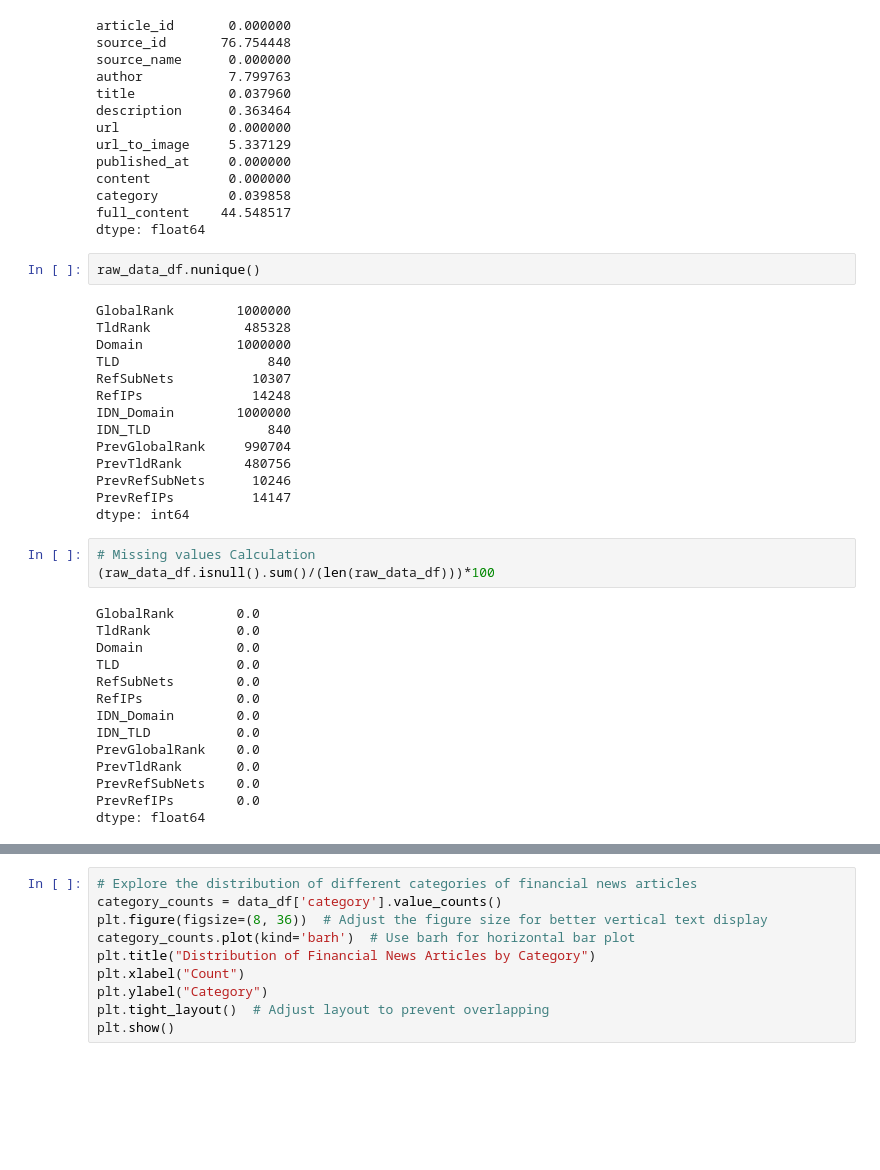
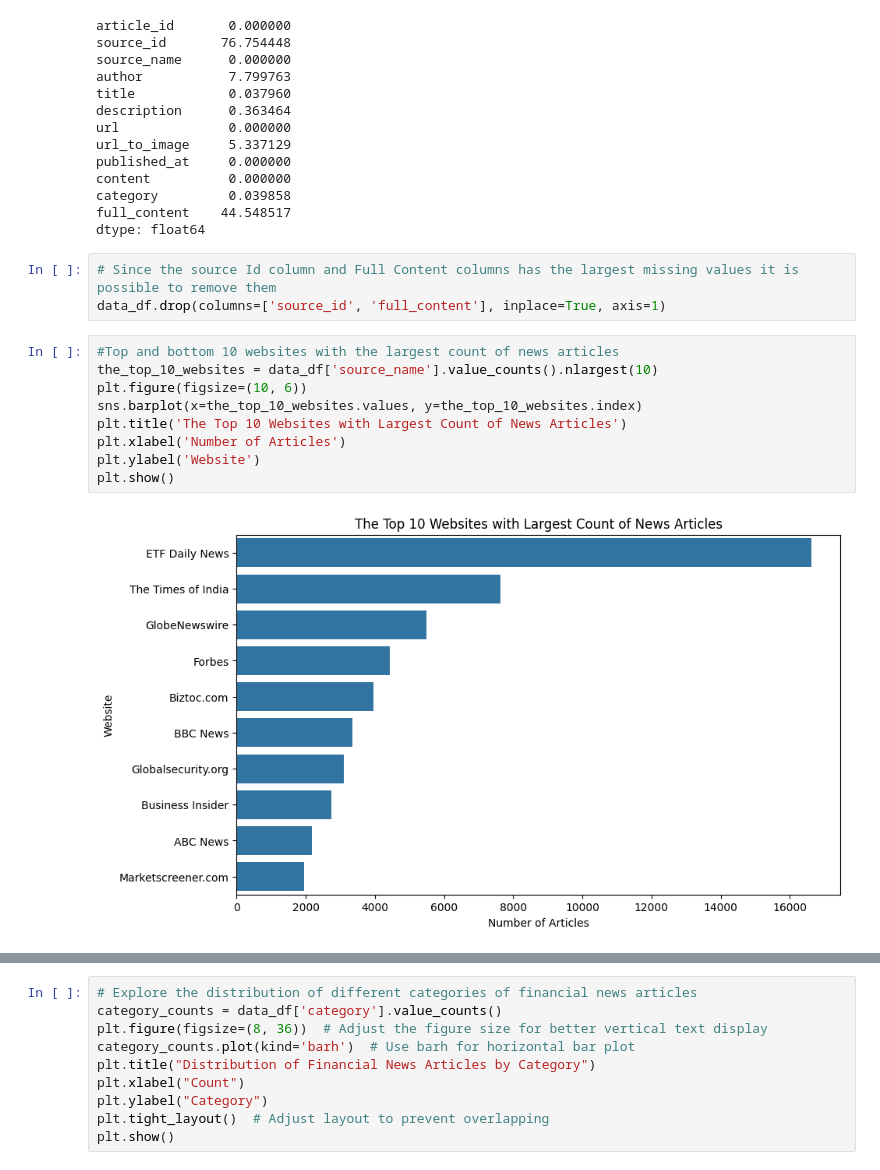
Before and after one commit to tegbiye/news_correlation_10ac_week0, a Jupyter notebook: src/news_analysis.ipynb, the cells around one changed output, grey strips where cells are left out. Saved outputs shown, nothing was run; the diff lists cells and outputs as text; blank space fills up the shorter version.

```diff
--- a/src/news_analysis.ipynb
+++ b/src/news_analysis.ipynb
@@ -306,36 +121,17 @@ content          0.000000
 category         0.039858
 full_content    44.548517
 dtype: float64
-# %%
-raw_data_df.nunique()
-# %% [output]
-GlobalRank        1000000
-TldRank            485328
-Domain            1000000
-TLD                   840
-RefSubNets          10307
-RefIPs              14248
-IDN_Domain        1000000
-IDN_TLD               840
-PrevGlobalRank     990704
-PrevTldRank        480756
-PrevRefSubNets      10246
-PrevRefIPs          14147
-dtype: int64
-# %%
-# Missing values Calculation
-(raw_data_df.isnull().sum()/(len(raw_data_df)))*100
-# %% [output]
-GlobalRank        0.0
-TldRank           0.0
-Domain            0.0
-TLD               0.0
-RefSubNets        0.0
-RefIPs            0.0
-IDN_Domain        0.0
-IDN_TLD           0.0
-PrevGlobalRank    0.0
-PrevTldRank       0.0
-PrevRefSubNets    0.0
-PrevRefIPs        0.0
-dtype: float64
+# %%
+# Since the source Id column and Full Content columns has the largest missing values it is possible to remove them
+data_df.drop(columns=['source_id', 'full_content'], inplace=True, axis=1)
+# %%
+#Top and bottom 10 websites with the largest count of news articles
+the_top_10_websites = data_df['source_name'].value_counts().nlargest(10)
+plt.figure(figsize=(10, 6))
+sns.barplot(x=the_top_10_websites.values, y=the_top_10_websites.index)
+plt.title('The Top 10 Websites with Largest Count of News Articles')
+plt.xlabel('Number of Articles')
+plt.ylabel('Website')
+plt.show()
+# %% [output]
+[figure, added]
```
Also changed, not shown: parts of 37 cells of this notebook.
